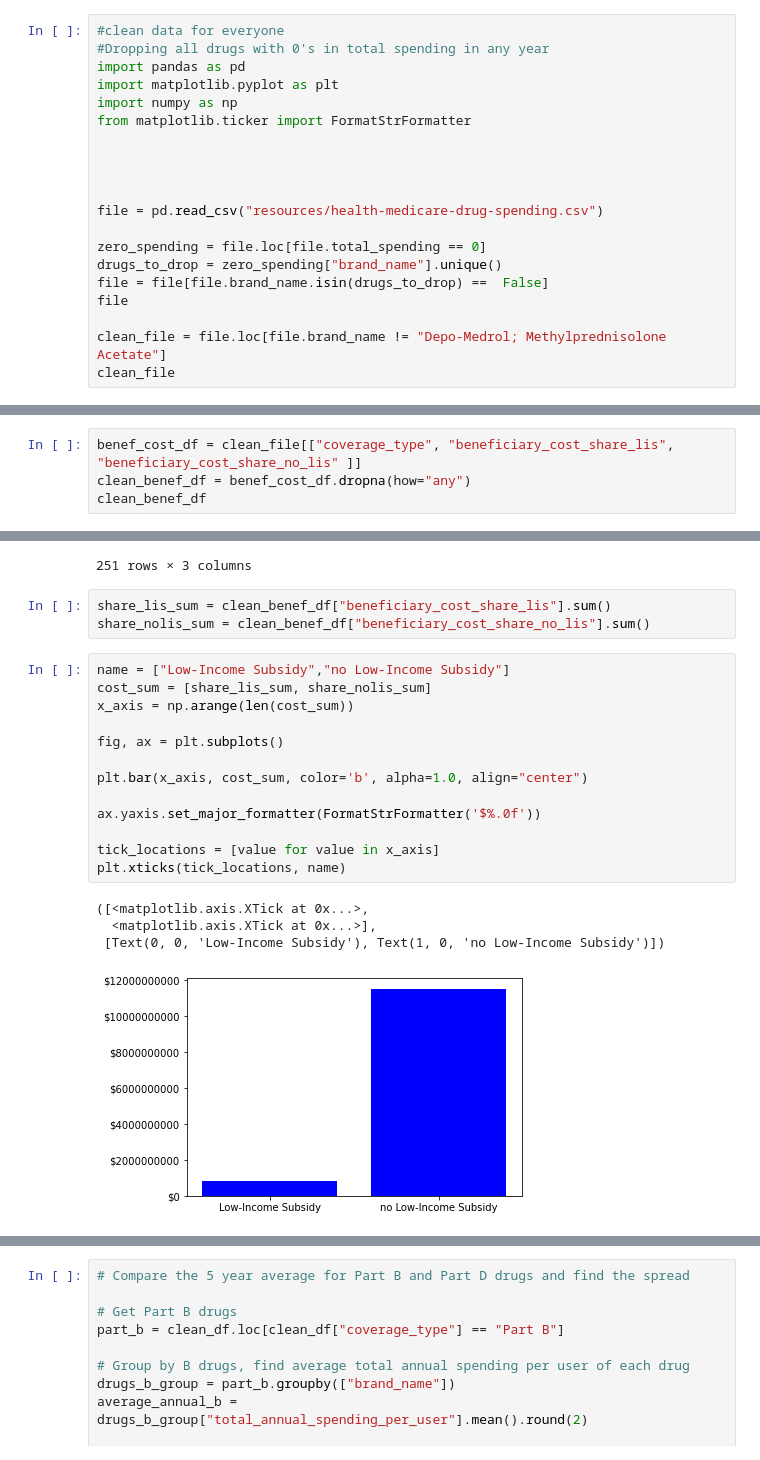
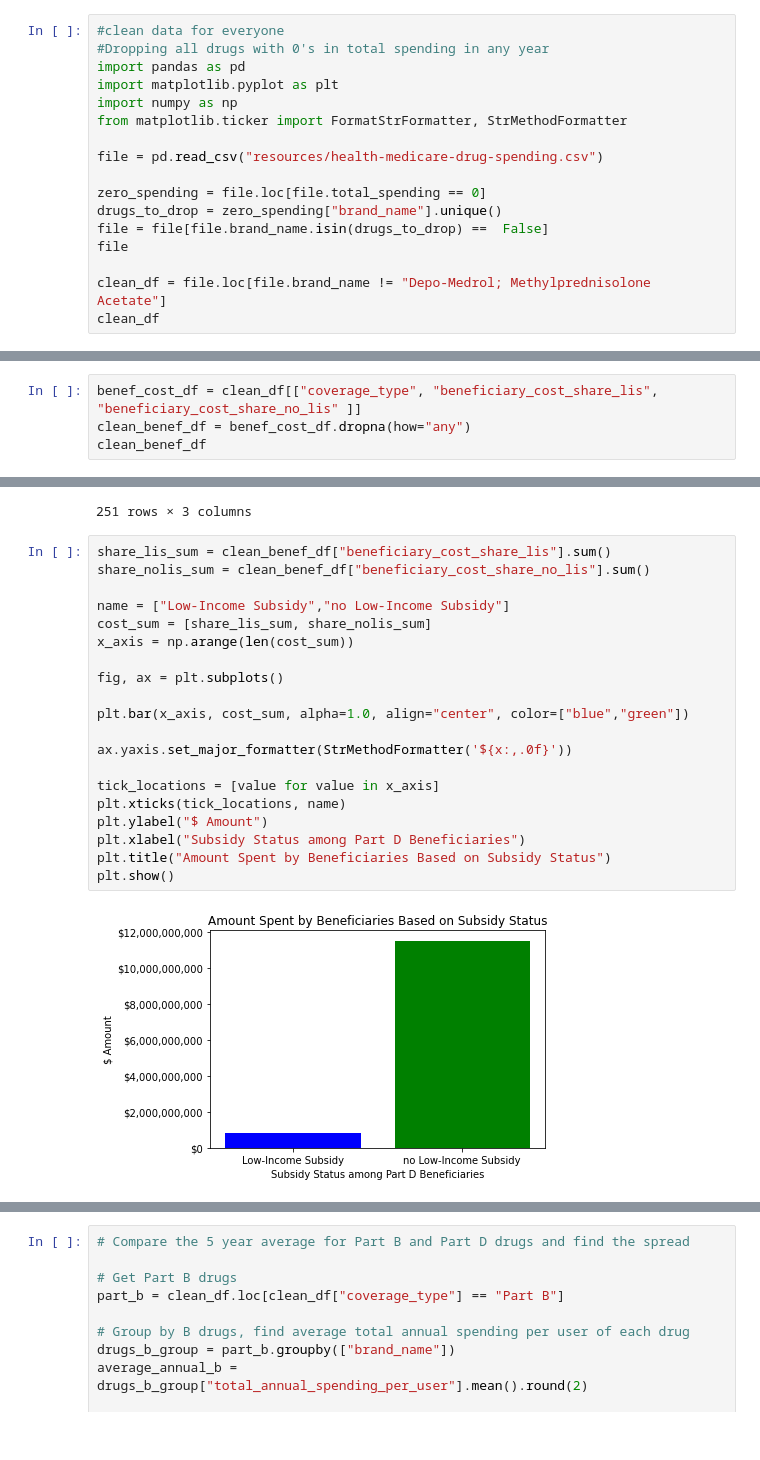
Before and after one commit to charlesphil/medicare-drugs-cost-analysis, a Jupyter notebook: medicare_drug_cost_analysis.ipynb, the cells around one changed output, grey strips where cells are left out. Cells and saved outputs as stored; diff of their text form.

Commit message:
Cleaned up plots, added labels and titles.

```diff
--- a/medicare_drug_cost_analysis.ipynb
+++ b/medicare_drug_cost_analysis.ipynb
@@ -8,10 +8,7 @@ Organized by Team Gold Experience: Jerome Amose, Racine Ellis, Shawn Varghese, C
 import pandas as pd
 import matplotlib.pyplot as plt
 import numpy as np
-from matplotlib.ticker import FormatStrFormatter
-
-
-
+from matplotlib.ticker import FormatStrFormatter, StrMethodFormatter
 
 file = pd.read_csv("resources/health-medicare-drug-spending.csv")
 
@@ -20,8 +17,8 @@ drugs_to_drop = zero_spending["brand_name"].unique()
 file = file[file.brand_name.isin(drugs_to_drop) ==  False]
 file
 
-clean_file = file.loc[file.brand_name != "Depo-Medrol; Methylprednisolone Acetate"]
-clean_file
+clean_df = file.loc[file.brand_name != "Depo-Medrol; Methylprednisolone Acetate"]
+clean_df
 # %% [output]
 |  | year | brand_name | generic_name | coverage_type | total_spending | beneficiary_count | unit_count | ... |
 | 0 | 2010 | Abilify | Aripiprazole | Part D | 1.225885e+09 | 338626 | 71848190 | ... |
@@ -39,5 +84,5 @@ clean_file
 # %%
-benef_cost_df = clean_file[["coverage_type", "beneficiary_cost_share_lis", "beneficiary_cost_share_no_lis" ]]
+benef_cost_df = clean_df[["coverage_type", "beneficiary_cost_share_lis", "beneficiary_cost_share_no_lis" ]]
 clean_benef_df = benef_cost_df.dropna(how="any")
 clean_benef_df
 # %% [output]
@@ -54,25 +99,26 @@ clean_benef_df
 | 550 | Part D | 4440035.46 | 1.494103e+08 |
 | 551 | Part D | 5621390.73 | 1.996560e+08 |
 251 rows × 3 columns
-# %%
-share_lis_sum = clean_benef_df["beneficiary_cost_share_lis"].sum()
-share_nolis_sum = clean_benef_df["beneficiary_cost_share_no_lis"].sum()
 # %%
+share_lis_sum = clean_benef_df["beneficiary_cost_share_lis"].sum()
+share_nolis_sum = clean_benef_df["beneficiary_cost_share_no_lis"].sum()
+
 name = ["Low-Income Subsidy","no Low-Income Subsidy"]
 cost_sum = [share_lis_sum, share_nolis_sum]
 x_axis = np.arange(len(cost_sum))
 
 fig, ax = plt.subplots()
 
-plt.bar(x_axis, cost_sum, color='b', alpha=1.0, align="center")
+plt.bar(x_axis, cost_sum, alpha=1.0, align="center", color=["blue","green"])
 
-ax.yaxis.set_major_formatter(FormatStrFormatter('$%.0f'))
+ax.yaxis.set_major_formatter(StrMethodFormatter('${x:,.0f}'))
 
 tick_locations = [value for value in x_axis]
 plt.xticks(tick_locations, name)
+plt.ylabel("$ Amount")
+plt.xlabel("Subsidy Status among Part D Beneficiaries")
+plt.title("Amount Spent by Beneficiaries Based on Subsidy Status")
+plt.show()
 # %% [output]
-([<matplotlib.axis.XTick at 0x...>,
-  <matplotlib.axis.XTick at 0x...>],
- [Text(0, 0, 'Low-Income Subsidy'), Text(1, 0, 'no Low-Income Subsidy')])
-[figure, old version]
+[figure, new version]
 # %%
```
Also changed, not shown: parts of 8 cells of this notebook, 5 other files.
